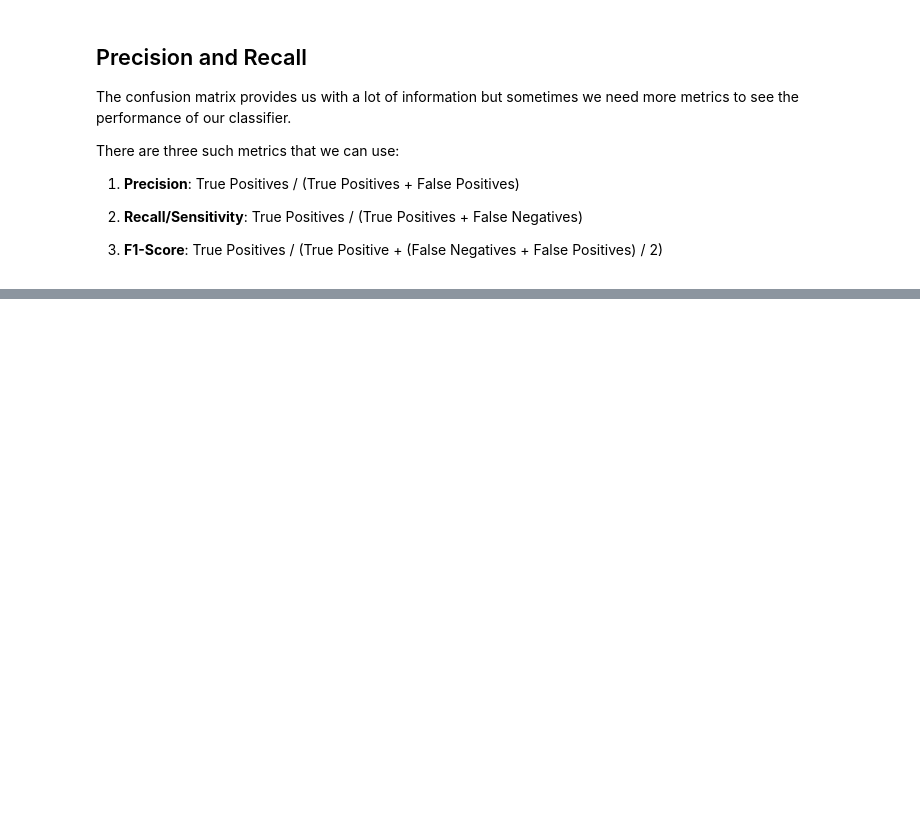
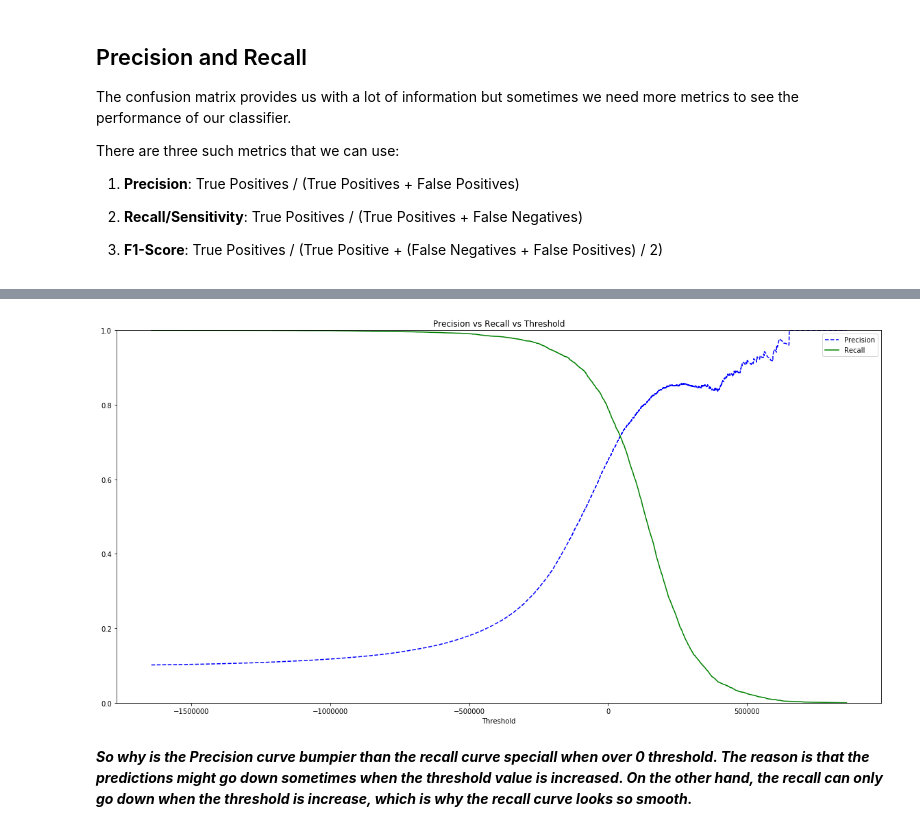
Before and after one commit to anujdutt9/Machine-Learning-Nanodegree, a Jupyter notebook: Classification/Classification.ipynb, the cells around one changed output, grey strips where cells are left out. Saved outputs shown, nothing was run; the diff lists cells and outputs as text; code cells hidden in the pictures; blank space fills up the shorter version.

Commit message:
Classification with Accuracy, Precision, Recall and F1-Score

```diff
--- a/Classification/Classification.ipynb
+++ b/Classification/Classification.ipynb
@@ -265,0 +362,4 @@ There are three such metrics that we can use:
+# %%
+# Get scores of all instances in training set and get decision scores
+y_scores = cross_val_predict(clf, X_train, y_train_9, cv=3, method='decision_function')
+y_scores
@@ -265,0 +371,6 @@ There are three such metrics that we can use:
+# %%
+# Precision Recall Curve
+from sklearn.metrics import precision_recall_curve
+
+precisions, recalls, thresholds = precision_recall_curve(y_train_9, y_scores)
+print('Precision: {0}\n\nRecall: {1}\n\nThreshold: {2}'.format(precisions, recalls, thresholds))
@@ -265,0 +385,10 @@ There are three such metrics that we can use:
+# %%
+# Plot Precision Recall Curve
+def precision_recall_curve(precisions=None, recalls=None, thresholds=None):
+    plt.figure(figsize=(20,10))
+    plt.plot(thresholds, precisions[:-1], 'b--', label='Precision')
+    plt.plot(thresholds, recalls[:-1], 'g-', label='Recall')
+    plt.xlabel('Threshold')
+    plt.legend(loc='best')
+    plt.ylim([0,1])
+    plt.title('Precision vs Recall vs Threshold')
@@ -265,0 +399,7 @@ There are three such metrics that we can use:
+# %%
+# Plot the Precision Recall Curve
+precision_recall_curve(precisions=precisions, recalls=recalls, thresholds=thresholds)
+# %% [output]
+[figure, added]
+# %% [markdown]
+***So why is the Precision curve bumpier than the recall curve speciall when over 0 threshold. The reason is that the predictions might go down sometimes when the threshold value is increased. On the other hand, the recall can only go down when the threshold is increase, which is why the recall curve looks so smooth.***
```
Also changed, not shown: parts of 35 cells of this notebook.
